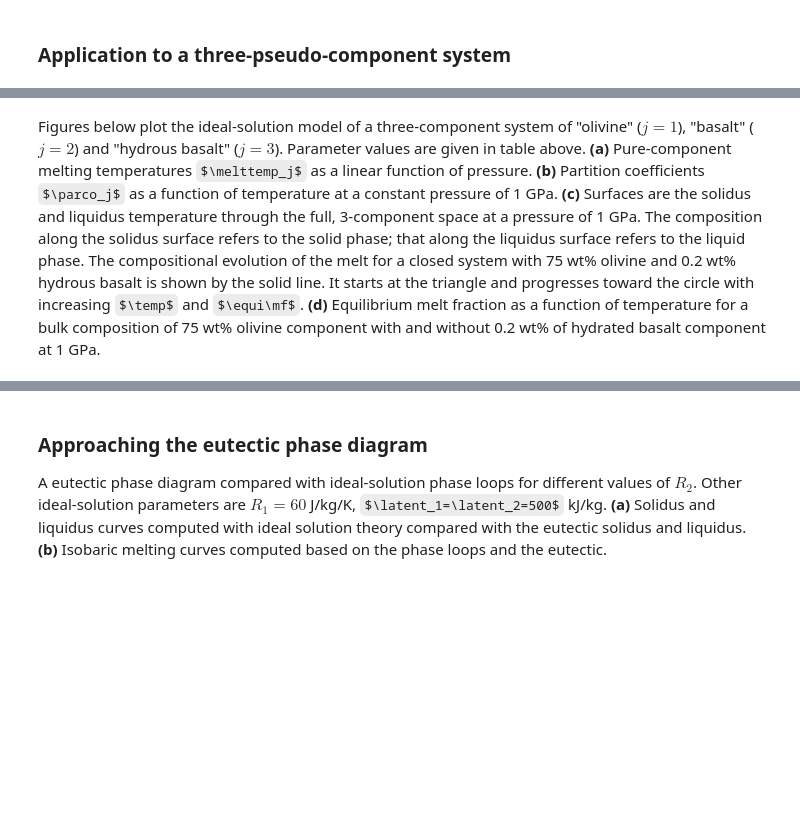
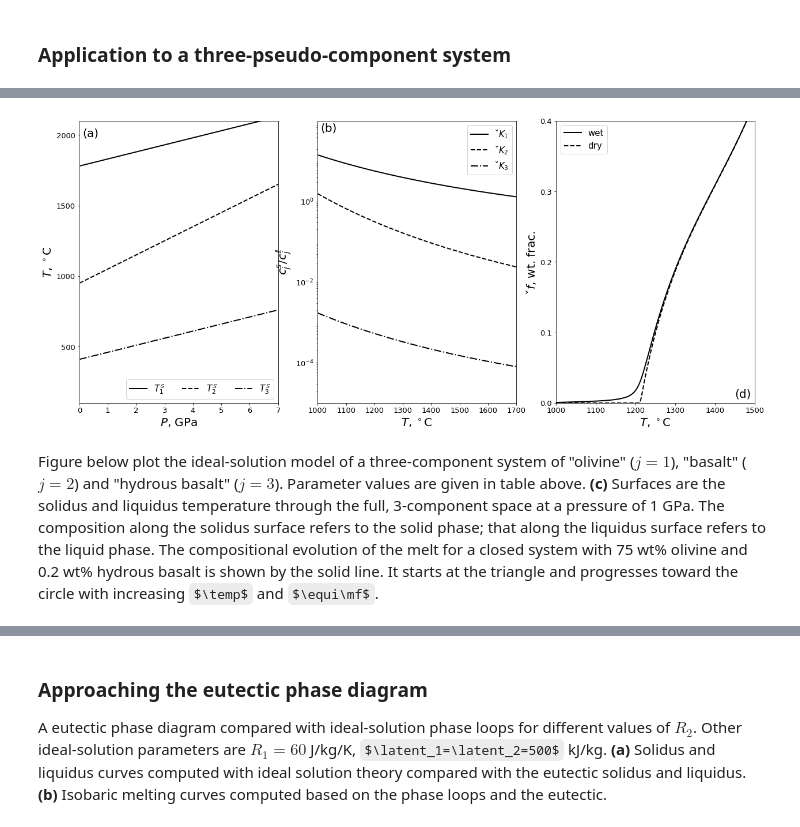
Before and after one commit to FoaLab/partially-molten-rock-PUP, a Jupyter notebook: content/features/ch10.ipynb, the cells around one changed output, grey strips where cells are left out. Saved outputs shown, nothing was run; the diff lists cells and outputs as text; code cells hidden in the pictures; some formulas as TeX source; blank space fills up the shorter version.

Commit message:
implementation of Figure 10.3 (c). a few details are still missing, and the rendering is still very slow.

```diff
--- a/content/features/ch10.ipynb
+++ b/content/features/ch10.ipynb
@@ -145,7 +146,7 @@ def EquilibriumState(n, cbar, T, P, par, parco_func):
         T = np.ones((r,)) * T
         P = np.ones((r,)) * P
     if len(T) != len(P):
-        raise Exception('length(T)={} and length(P)={} must be equal if both are greater than 1'.format(len(T), len(P)))
+        raise Exception(f'length(T)={len(T)} and length(P)={len(P)} must be equal if both are greater than 1')
 
     r = len(T)
     if cbar.shape != (r, n) and cbar.shape != (1, n) and cbar.shape != (n,):
@@ -293,2 +296,68 @@ conc_water_in_pure_component = 1e-4/cref[2]
+# %%
+fig, ((axA, axB, axD)) = plt.subplots(nrows=1, ncols=3, figsize=(21.0, 9.0))
+
+P  =  Pvar
+T  =  Tref
+c  =  cref
+Tm = np.array([par_i.Tm0 + P/par_i.clap for par_i in par3]).transpose()
+
+axA.plot(P, Tm[:, 0]-273., '-k', linewidth=2, label=r'$T^\mathcal{S}_1$')
+axA.plot(P, Tm[:, 1]-273., '--k', linewidth=2, label=r'$T^\mathcal{S}_2$')
+axA.plot(P, Tm[:, 2]-273., '-.k', linewidth=2, label=r'$T^\mathcal{S}_3$')
+axA.set_xlim(0.0, 7.0)
+axA.set_xlabel('$P$, GPa', fontsize=20)
+axA.set_ylim(100., 2100.)
+axA.set_ylabel(r'$T$, $^\circ$C', fontsize=20)
+axA.set_yticks((500, 1000, 1500, 2000))
+axA.text(0.1, 2050., r'(a)', fontsize=20, verticalalignment='top', horizontalalignment='left')
+axA.tick_params(axis='both', which='major', labelsize=13)
+axA.legend(loc='lower right', fontsize=15, ncol=3)
+
+P  =  Pref
+T  =  Tvar
+c  =  cref
+K = np.array([[ParCoef_IdealSolution(T_i, P, par_j) for par_j in par3] for T_i in T])
+
+axB.plot(T-273., K[:, 0], '-k', linewidth=2, label=r'$\check{K}_1$')
+axB.plot(T-273., K[:, 1], '--k', linewidth=2, label=r'$\check{K}_2$')
+axB.plot(T-273., K[:, 2], '-.k', linewidth=2, label=r'$\check{K}_3$')
+axB.set_yscale('log')
+axB.set_xlim(1000., 1700.)
+axB.set_xlabel(r'$T$, $^\circ$C', fontsize=20)
+axB.set_ylim(1e-5, 100.)
+axB.set_ylabel(r'${c}^s_j/{c}^\ell_j$', fontsize=20)
+axB.set_yticks((1e-4, 1e-2, 1e0))
+axB.text(1010., 90., r'(b)', fontsize=20, verticalalignment='top', horizontalalignment='left')
+axB.tick_params(axis='both', which='major', labelsize=13)
+axB.legend(fontsize=15)
+
+T = Tvar
+P = Pref
+cwet = cref
+Theta_wet = EquilibriumState(len(par3), cwet, T, P, par3, ParCoef_IdealSolution)
+
+cdry = np.array([0.75, 0.25, 0.])
+Theta_dry = EquilibriumState(len(par3), cdry, T, P, par3, ParCoef_IdealSolution)
+
+axD.plot(Tvar - 273., [t_wet.f for t_wet in Theta_wet], '-k', linewidth=2, label='wet')
+axD.plot(Tvar - 273., [t_dry.f for t_dry in Theta_dry], '--k', linewidth=2, label='dry')
+axD.set_xlabel('$T$, $^\circ$C', fontsize=20)
+axD.set_ylabel('$\check{f}$, wt. frac.', fontsize=20)
+axD.set_xlim(1000., 1500.)
+axD.set_ylim(0., 0.4)
+axD.set_yticks((0., 0.1, 0.2, 0.3, 0.4))
+axD.text(1450., 0.02,'(d)', fontsize=20, verticalalignment='top', horizontalalignment='left')
+axD.tick_params(axis='both', which='major', labelsize=13)
+axD.legend(fontsize=15)
+
+cl_hold = np.array([th.cl for th in Theta_wet])
+cs_hold = np.array([th.cs for th in Theta_wet])
+f_hold  = np.array([th.f for th in Theta_wet])
+cl_hold[f_hold<1e-6] = np.nan
+cs_hold[1-f_hold<1e-6] = np.nan
+
+plt.show()
+# %% [output]
+[figure, added]
 # %% [markdown]
-Figures below plot the ideal-solution model of a three-component system of "olivine" ($j=1$), "basalt" ($j=2$) and "hydrous basalt" ($j=3$). Parameter values are given in table above. __(a)__ Pure-component melting temperatures $\melttemp_j$ as a linear function of pressure. __(b)__ Partition coefficients $\parco_j$ as a function of temperature at a constant pressure of 1 GPa. __(c)__ Surfaces are the solidus and liquidus temperature through the full, 3-component space at a pressure of 1 GPa. The composition along the solidus surface refers to the solid phase; that along the liquidus surface refers to the liquid phase. The compositional evolution of the melt for a closed system with 75 wt\% olivine and 0.2 wt\% hydrous basalt is shown by the solid line.  It starts at the triangle and progresses toward the circle with increasing $\temp$ and $\equi\mf$. __(d)__ Equilibrium melt fraction as a function of temperature for a bulk composition of 75 wt\% olivine component with and without 0.2 wt\% of hydrated basalt component at 1 GPa.
+Figure below plot the ideal-solution model of a three-component system of "olivine" ($j=1$), "basalt" ($j=2$) and "hydrous basalt" ($j=3$). Parameter values are given in table above. __(c)__ Surfaces are the solidus and liquidus temperature through the full, 3-component space at a pressure of 1 GPa. The composition along the solidus surface refers to the solid phase; that along the liquidus surface refers to the liquid phase. The compositional evolution of the melt for a closed system with 75 wt\% olivine and 0.2 wt\% hydrous basalt is shown by the solid line.  It starts at the triangle and progresses toward the circle with increasing $\temp$ and $\equi\mf$.
```
Also changed, not shown: parts of 8 cells of this notebook.
